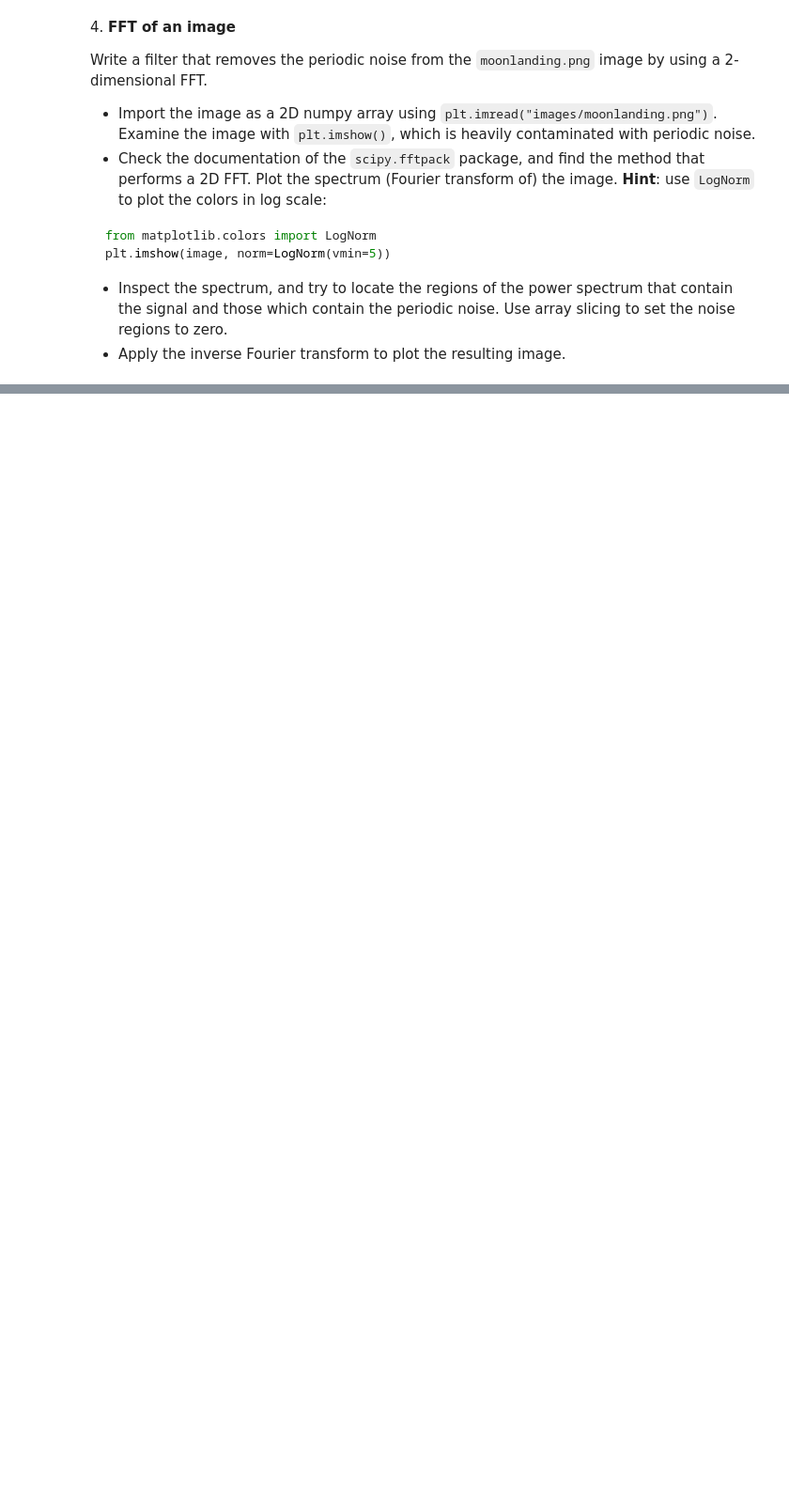
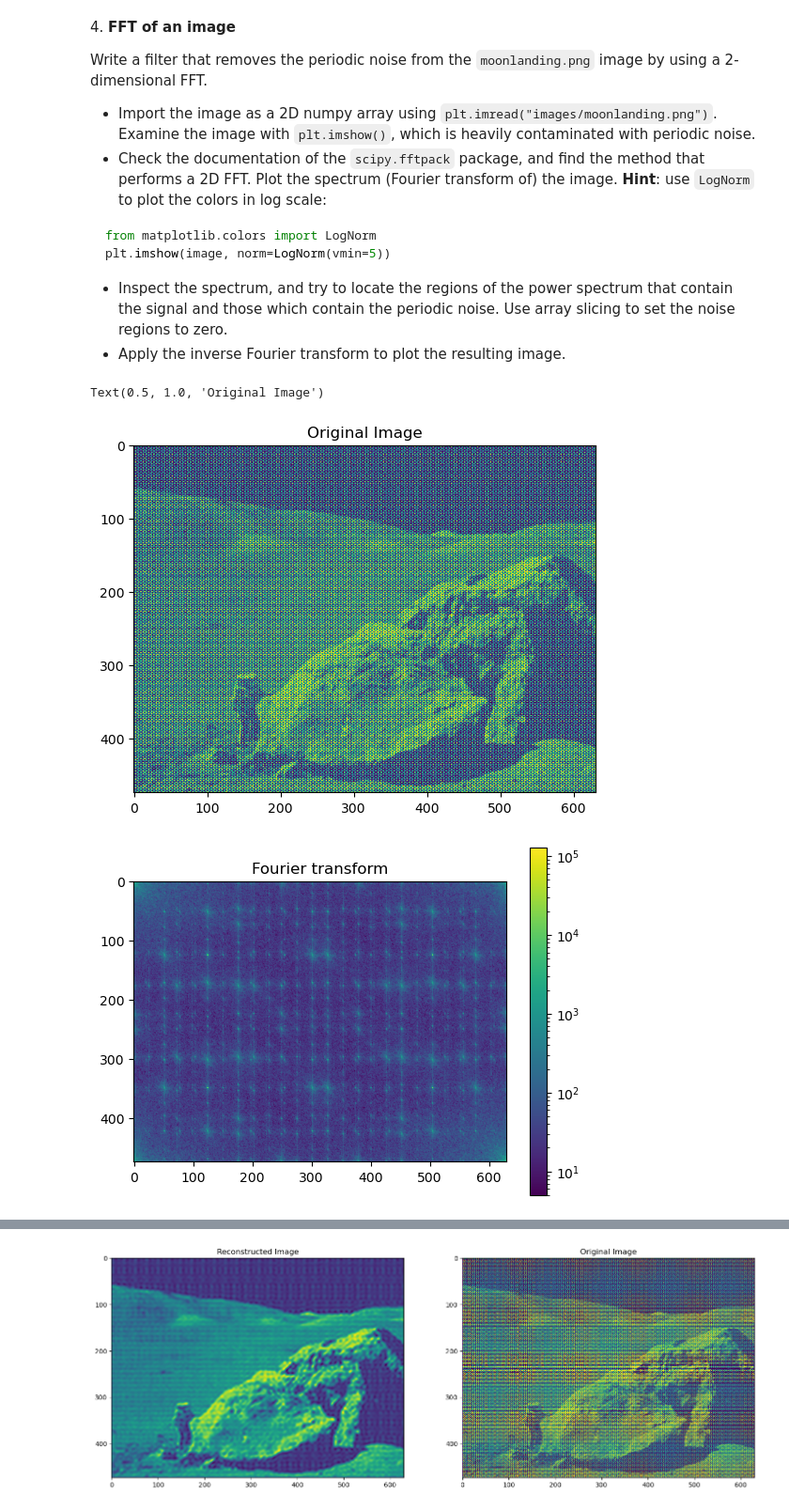
Before and after one commit to RiccardoMosele/ScientificComputingWithPython2022, a Jupyter notebook: 09ex_numerical.ipynb, the cells around one changed output, grey strips where cells are left out. Shown at 94% size. Saved outputs shown, nothing was run; the diff lists cells and outputs as text; code cells hidden in the pictures; blank space fills up the shorter version.

````diff
--- a/09ex_numerical.ipynb
+++ b/09ex_numerical.ipynb
@@ -113,3 +112,60 @@ plt.imshow(image, norm=LogNorm(vmin=5))
 ```
 * Inspect the spectrum, and try to locate the regions of the power spectrum that contain the signal and those which contain the periodic noise. Use array slicing to set the noise regions to zero.
 * Apply the inverse Fourier transform to plot the resulting image.
+# %%
+from matplotlib.colors import LogNorm
+
+#-->1<--
+img = plt.imread("images/moonlanding.png")
+plt.title('Original Image')
+plt.imshow(img)
+
+#applico FFT
+im_fft = fftpack.fft2(img)
+
+#visualizzo il risultato
+def plot_spectrum(im_fft):
+    # A logarithmic colormap
+    plt.imshow(np.abs(im_fft), norm=LogNorm(vmin=5))
+    plt.colorbar()
+
+#plotto lo spettro
+plt.figure()
+plot_spectrum(im_fft)
+plt.title('Fourier transform')
+
+
+#-->2<--
+# Define the fraction of coefficients (in each direction) we keep
+keep_fraction = 0.1
+
+#creo una copia di im_fft
+im_fft2 = im_fft.copy()
+
+#r = numero di colonne dell'array, c = numero di righe dell'array
+r, c = im_fft2.shape
+
+#setto a zero tutte le colonne tra r*keep_fraction e r*(1-keep_fraction)
+im_fft2[int(r*keep_fraction):int(r*(1-keep_fraction))] = 0
+
+#setto a zero tutte le righe tra r*keep_fraction e r*(1-keep_fraction)
+im_fft2[:, int(c*keep_fraction):int(c*(1-keep_fraction))] = 0
+
+#plotto lo spettro filtrato
+plt.figure()
+plot_spectrum(im_fft2)
+plt.title('Filtered Spectrum')
+
+#ricostruisco l'immagine dallo spettro filtrato, tenendo solo la parte reale
+im_new = fftpack.ifft2(im_fft2).real
+
+#creo un subplot con le due immagini
+fig, (ax1, ax2) = plt.subplots(nrows=1, ncols=2, figsize=(18, 8))
+ax1.imshow(im_new)
+ax1.set_title('Reconstructed Image')
+ax2.imshow(img)
+ax2.set_title('Original Image')
+# %% [output]
+Text(0.5, 1.0, 'Original Image')
+[figure, added]
+[figure, added]
@@ -115,0 +173 @@ plt.imshow(image, norm=LogNorm(vmin=5))
+[figure, added]
````
Also changed, not shown: parts of 2 cells of this notebook, 2 other files.
